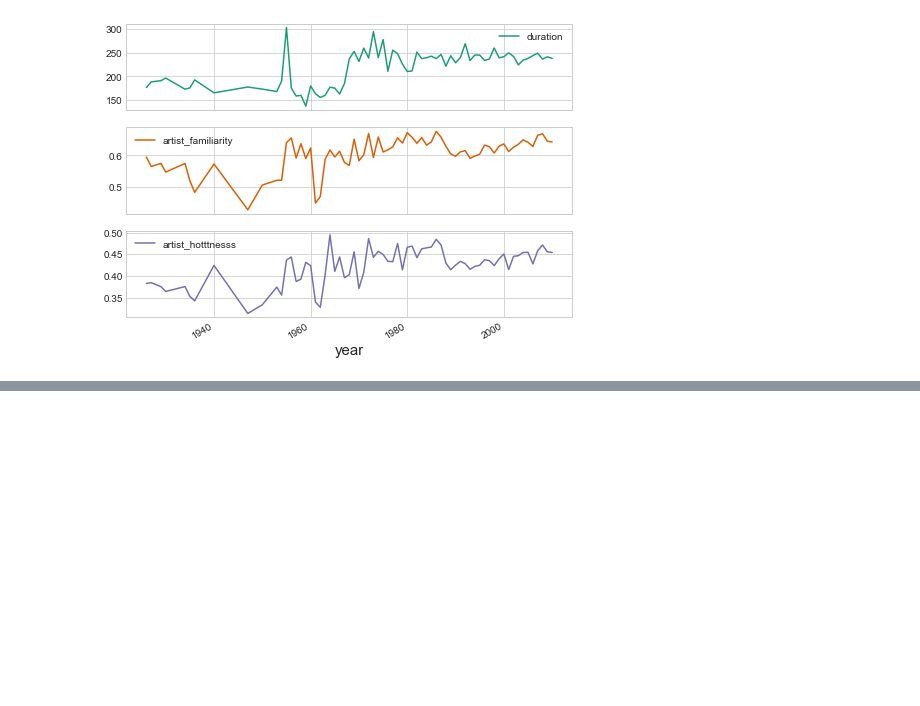
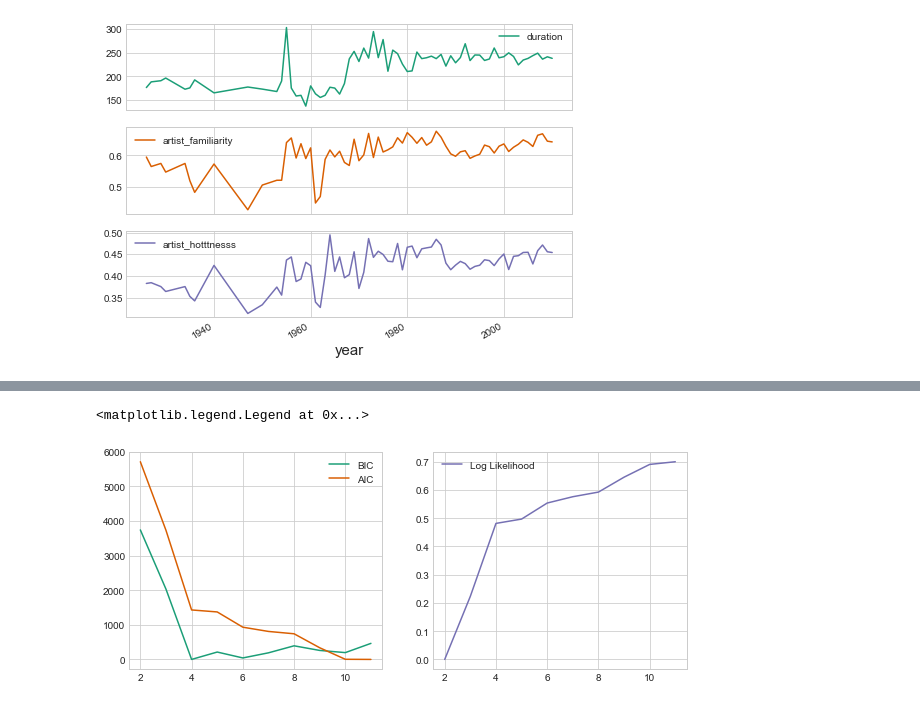
Before and after one commit to pylablanche/MillionSong, a Jupyter notebook: MillionSong_Dataset_Exploration.ipynb, the cells around one changed output, grey strips where cells are left out. Drawn from its saved outputs; the diff is of its cells as text; code cells hidden in the pictures; blank space fills up the shorter version.

```diff
--- a/MillionSong_Dataset_Exploration.ipynb
+++ b/MillionSong_Dataset_Exploration.ipynb
@@ -223,0 +220,15 @@ tmp.plot(subplots=True);
+# %%
+scores_n = []
+
+for i in range(2,12):
+    print('n components : {}'.format(i))
+    gmm = GaussianMixture(n_components=i, covariance_type='full')
+    bic, aic, log = 0.0, 0.0, 0.0
+    for j in range(7):
+        gmm.fit(songs_gmm)
+        bic += gmm.bic(songs_gmm)
+        aic += gmm.aic(songs_gmm)
+        log += gmm.score(songs_gmm)
+    scores_n.append([np.mean(bic), np.mean(aic), np.mean(log)])
+
+scores_n = np.asarray(scores_n)
@@ -223,0 +246,12 @@ tmp.plot(subplots=True);
+# %%
+fig, ax = plt.subplots(nrows=1, ncols=2, sharex=True, figsize=(10,4))
+
+ax[0].plot(range(2,12), scores_n[:,0] - np.min(scores_n[:,0]), 'C0')
+ax[0].plot(range(2,12), scores_n[:,1] - np.min(scores_n[:,1]), 'C1')
+ax[0].legend(['BIC','AIC'])
+
+ax[1].plot(range(2,12), scores_n[:,2] - np.min(scores_n[:,2]), 'C2')
+ax[1].legend(['Log Likelihood'])
+# %% [output]
+<matplotlib.legend.Legend at 0x...>
+[figure, added]
```
Also changed, not shown: parts of 22 cells of this notebook, 7 other files.
